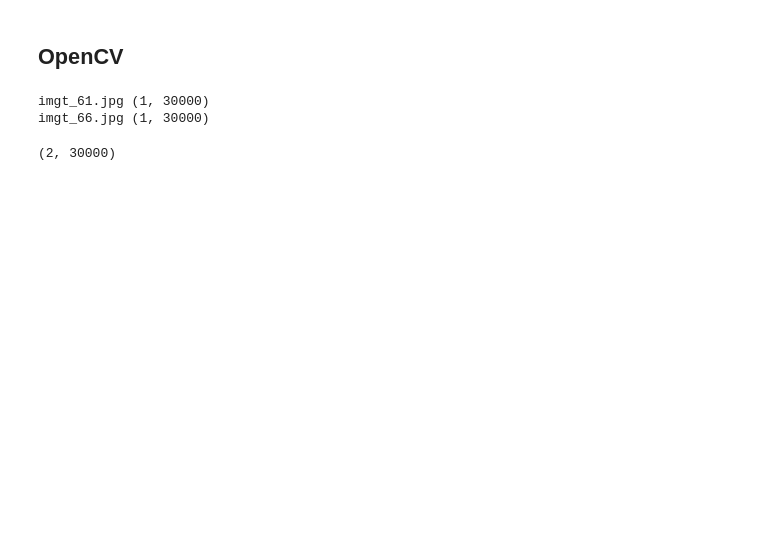
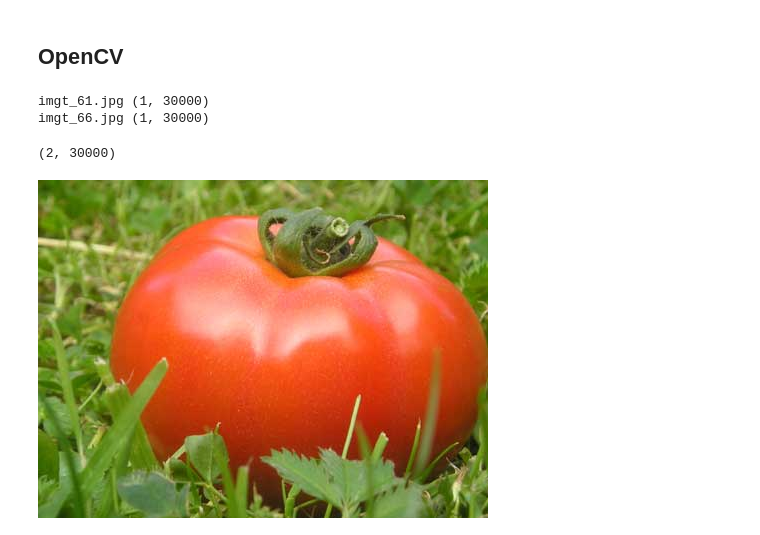
Before and after one commit to sdpython/ensae_projects, a Jupyter notebook: _doc/notebooks/mlimages/image_features.ipynb, the cells around one changed output. Cells and saved outputs as stored; diff of their text form; code cells hidden in the pictures; blank space fills up the shorter version.

```diff
--- a/_doc/notebooks/mlimages/image_features.ipynb
+++ b/_doc/notebooks/mlimages/image_features.ipynb
@@ -50,3 +48,8 @@ bigmat.shape
 imgt_61.jpg (1, 30000)
 imgt_66.jpg (1, 30000)
 (2, 30000)
+# %%
+from IPython.display import Image
+Image("tomates/imgt_61.jpg")
+# %% [output]
+[figure, added]
```
Also changed, not shown: parts of 1 cell of this notebook, 17 other files.
